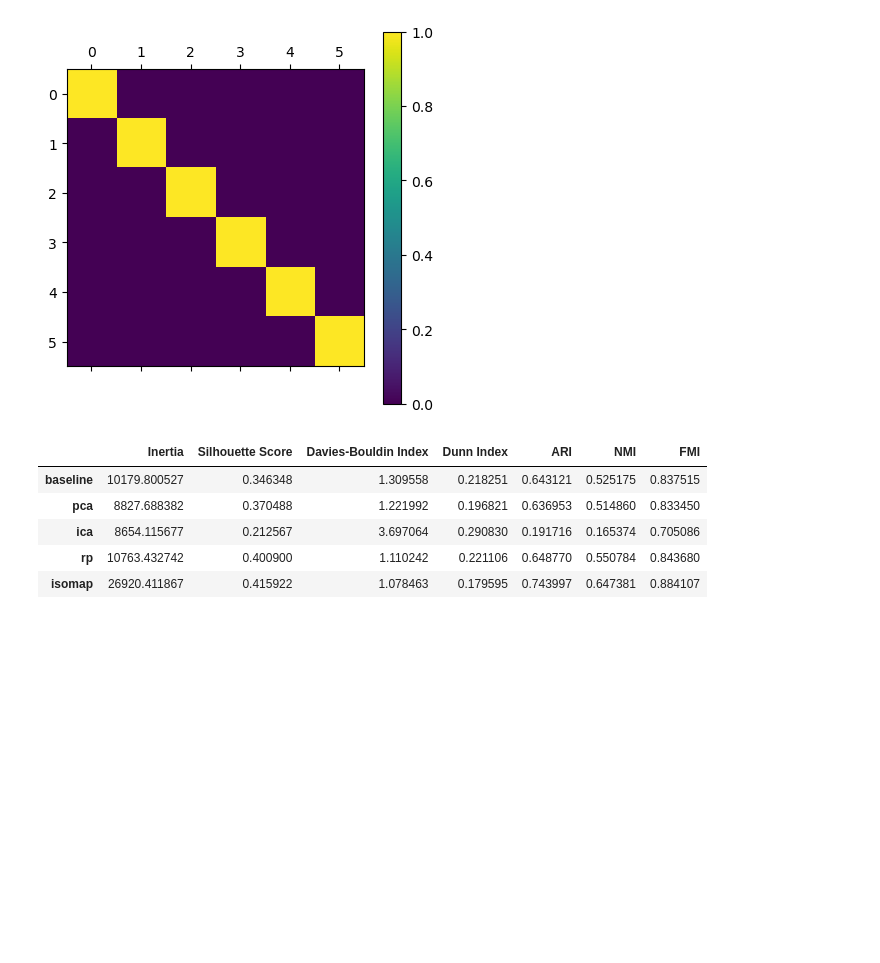
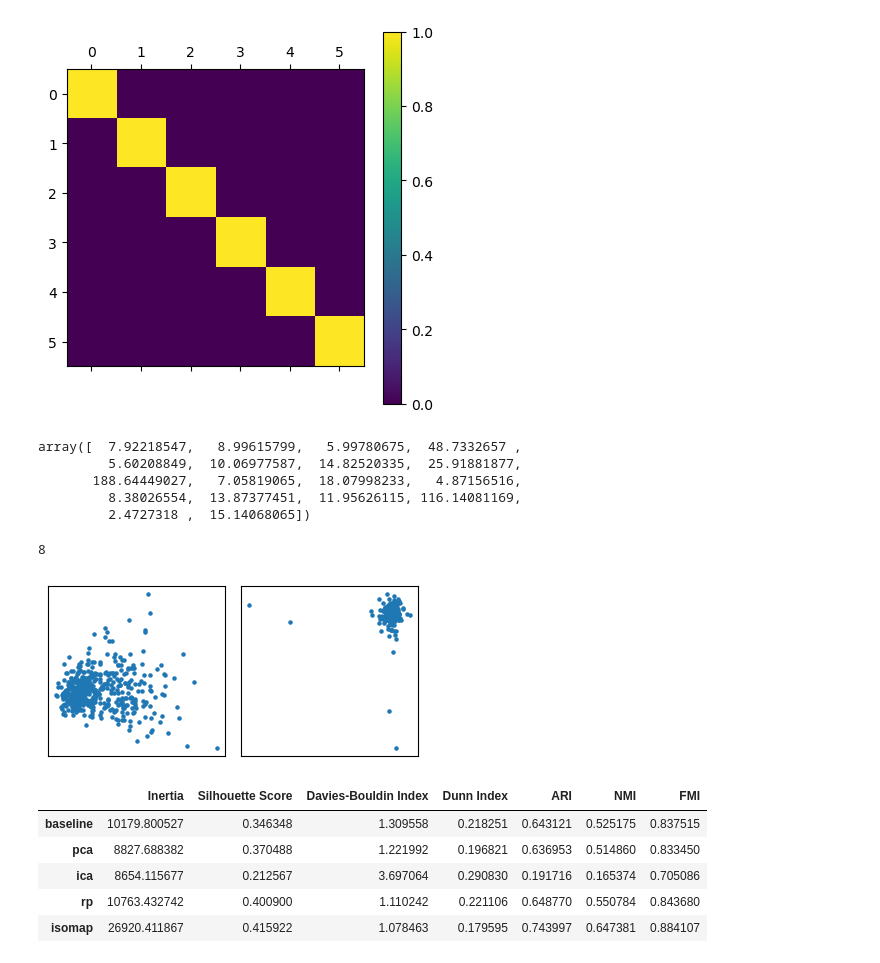
Before and after one commit to msarmad17/CS-7641_A3, a Jupyter notebook: Cancer.ipynb, the cells around one changed output. Drawn from its saved outputs; the diff is of its cells as text; code cells hidden in the pictures; blank space fills up the shorter version.

```diff
--- a/Cancer.ipynb
+++ b/Cancer.ipynb
@@ -706,6 +777,42 @@ plt.colorbar()
 plt.show()
 # %% [output]
 [figure]
+# %%
+kurt_values
+# %% [output]
+array([  7.92218547,   8.99615799,   5.99780675,  48.7332657 ,
+         5.60208849,  10.06977587,  14.82520335,  25.91881877,
+       188.64449027,   7.05819065,  18.07998233,   4.87156516,
+         8.38026554,  13.87377451,  11.95626115, 116.14081169,
+         2.4727318 ,  15.14068065])
+# %%
+np.argmax(kurt_values)
+# %% [output]
+8
+# %%
+fig, axes = plt.subplots(
+                nrows=1,
+                ncols=2,
+                figsize=(4, 2)
+            )
+
+axes = axes.flatten()
+
+for dr, ax in zip(['pca', 'ica'], axes):
+    if dr == 'pca':
+        ax.scatter(X_train_pca[:, 0], X_train_pca[:, 1], s=5, cmap='viridis')
+    elif dr == 'ica':
+        ax.scatter(X_train_ica[:, 8], X_train_ica[:, -3], s=5, cmap='viridis')
+
+
+
+    ax.set_xticks([])
+    ax.set_yticks([])
+
+plt.tight_layout()
+plt.show()
+# %% [output]
+[figure, added]
 # %%
 cluster_times = {}
 
```
Also changed, not shown: parts of 13 cells of this notebook, 1 other file.
